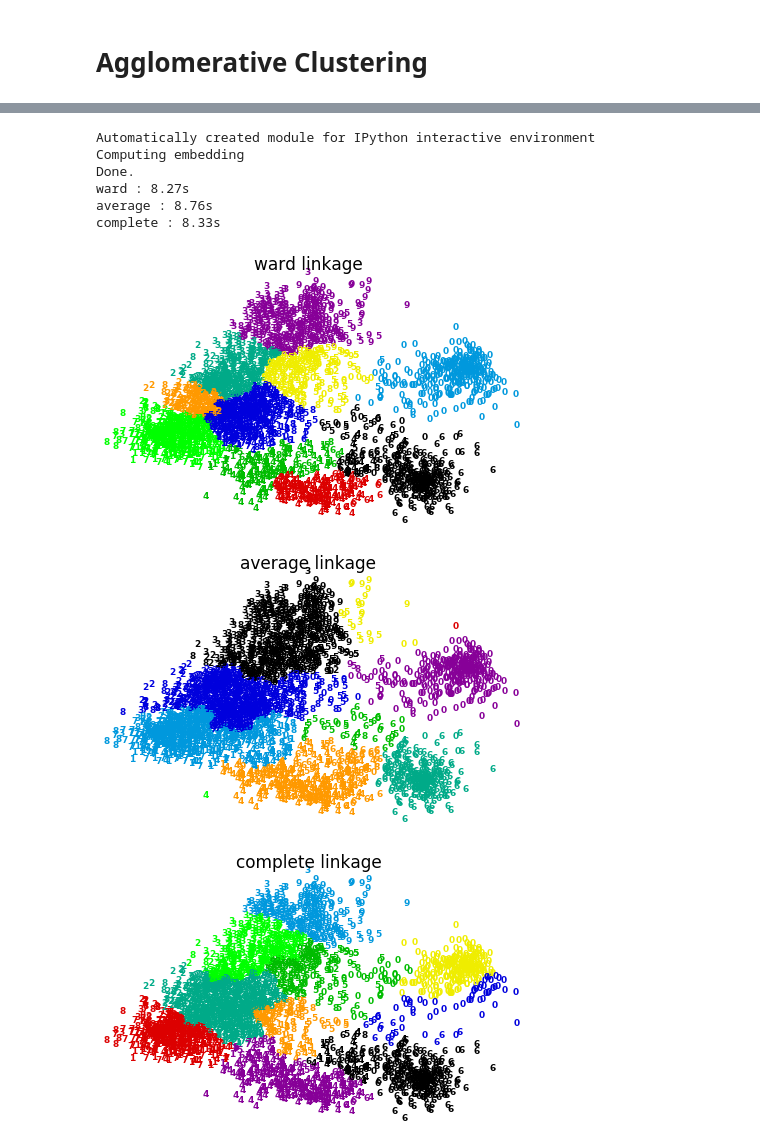
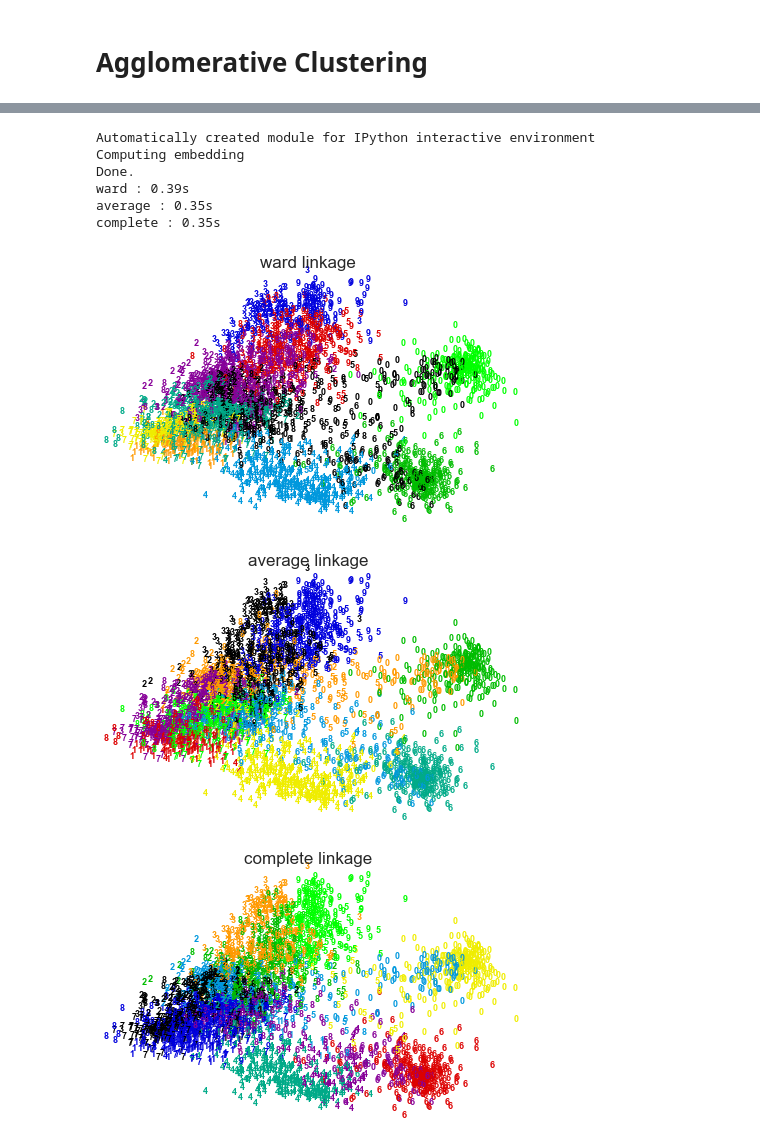
Before and after one commit to dtamayo/MachineLearning, a Jupyter notebook: Day4/Day4-HDBscan-tsne.ipynb, the cells around one changed output, grey strips where cells are left out. Drawn from its saved outputs; the diff is of its cells as text; code cells hidden in the pictures.

Commit message:
add in tsne features

```diff
--- a/Day4/Day4-HDBscan-tsne.ipynb
+++ b/Day4/Day4-HDBscan-tsne.ipynb
@@ -231,7 +231,7 @@ plot_kwds = {'alpha' : 0.5, 's' : 80, 'linewidths':0}
 
 # Import dataset
 # Each X[i] is a long (64 elements for each digit) array with real elements indicating the brightness of one pixel in the image.
-digits = datasets.load_digits(n_class=6)
+digits = datasets.load_digits(n_class=10)
 X = digits.data
 
 # y is the 'labels' set. You can use it with to train a supervised learning classification algorithm, or hide it to try unsupervised learning.
@@ -385,7 +385,7 @@ Computing t-SNE embedding
 # %%
 #----------------------------------------------------------------------
 # HDBScan
-clusterer = hdbscan.HDBSCAN(min_cluster_size=50, min_samples=30)
+clusterer = hdbscan.HDBSCAN(min_cluster_size=70, min_samples=3)
 clusterer.fit(X_tsne)
 n_clusters_ = len(set(clusterer.labels_)) - (1 if -1 in clusterer.labels_ else 0)
 
@@ -401,7 +401,7 @@ plt.show()
 # %%
 #----------------------------------------------------------------------
 # DBScan
-db = DBSCAN(eps=4, min_samples=20).fit(X_tsne)
+db = DBSCAN(eps=3, min_samples=20).fit(X_tsne)
 core_samples_mask = np.zeros_like(db.labels_, dtype=bool)
 core_samples_mask[db.core_sample_indices_] = True
 labels = db.labels_
@@ -487,38 +487,43 @@ def plot_clustering(X_red, X, labels, title=None):
                  color=plt.cm.spectral(labels[i] / 10.),
                  fontdict={'weight': 'bold', 'size': 9})
 
     plt.xticks([])
     plt.yticks([])
     if title is not None:
         plt.title(title, size=17)
     plt.axis('off')
     plt.tight_layout()
 
 #----------------------------------------------------------------------
 # 2D embedding of the digits dataset
 print("Computing embedding")
-X_red = manifold.SpectralEmbedding(n_components=2).fit_transform(X)
+tsne = manifold.TSNE(n_components=2, init='pca', random_state=0)
+t0 = time()
+X_tsne = tsne.fit_transform(X)
+
+#X_red = manifold.SpectralEmbedding(n_components=2).fit_transform(X)
 print("Done.")
 
 from sklearn.cluster import AgglomerativeClustering
 
 for linkage in ('ward', 'average', 'complete'):
     clustering = AgglomerativeClustering(linkage=linkage, n_clusters=10)
     t0 = time()
-    clustering.fit(X_red)
+    #clustering.fit(X_red)
+    clustering.fit(X_tsne)
     print("%s : %.2fs" % (linkage, time() - t0))
 
     plot_clustering(X_red, X, clustering.labels_, "%s linkage" % linkage)
 
 
 plt.show()
 # %% [output]
 Automatically created module for IPython interactive environment
 Computing embedding
 Done.
-ward : 8.27s
-average : 8.76s
-complete : 8.33s
+ward : 0.39s
+average : 0.35s
+complete : 0.35s
-[figure, old version]
+[figure, new version]
-[figure, old version]
+[figure, new version]
-[figure, old version]
+[figure, new version]
```
Also changed, not shown: parts of 7 cells of this notebook, 4 other files.
